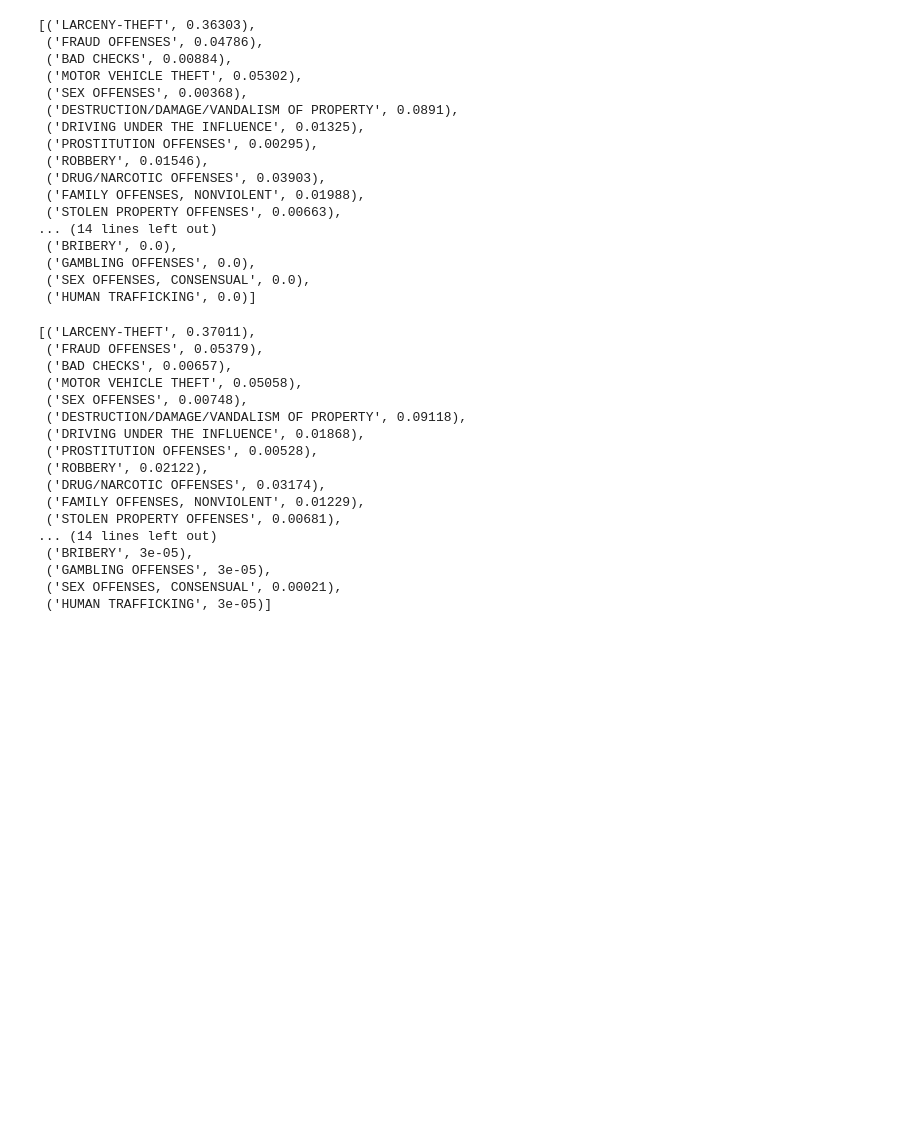
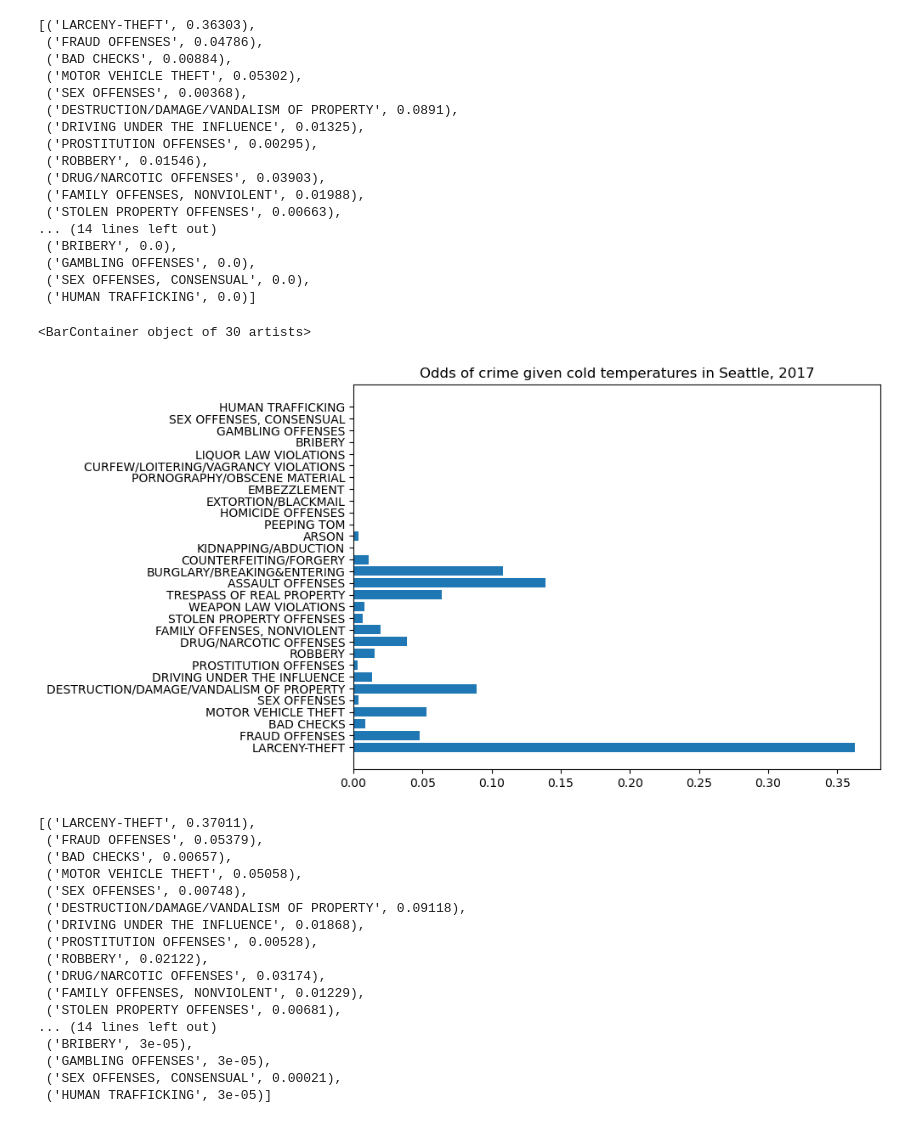
Before and after one commit to laurenawilk/CSCI4502, a Jupyter notebook: Seattle.ipynb, the cells around one changed output. Cells and saved outputs as stored; diff of their text form; code cells hidden in the pictures; blank space fills up the shorter version.

Commit message:
Graphs

```diff
--- a/Seattle.ipynb
+++ b/Seattle.ipynb
@@ -113,6 +114,19 @@ cold
  ('GAMBLING OFFENSES', 0.0),
  ('SEX OFFENSES, CONSENSUAL', 0.0),
  ('HUMAN TRAFFICKING', 0.0)]
+# %%
+off = []
+perc = []
+for o,p in cold:
+    off.append(o)
+    perc.append(p)
+
+figure(figsize=(8, 6), dpi=100)
+plt.title("Odds of crime given cold temperatures in Seattle, 2017")
+plt.barh(off,perc)
+# %% [output]
+<BarContainer object of 30 artists>
+[figure, added]
 # %%
 mild
 # %% [output]
```
Also changed, not shown: parts of 6 cells of this notebook.
